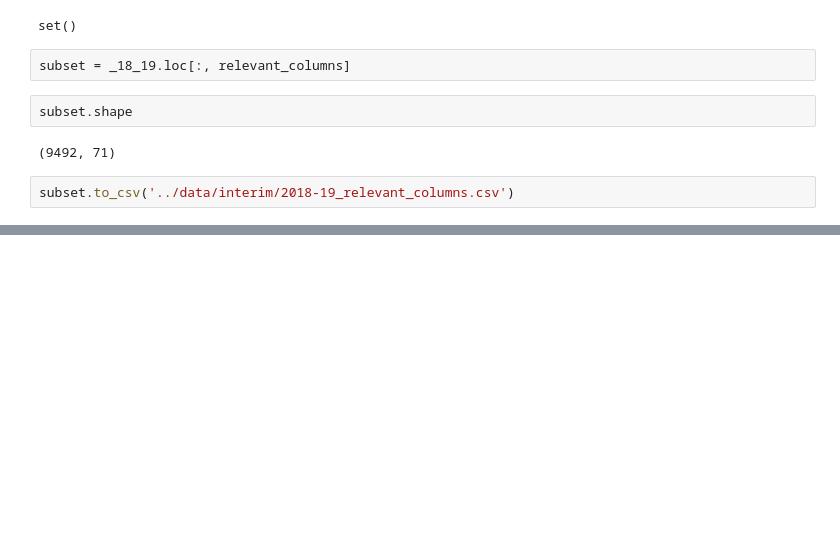
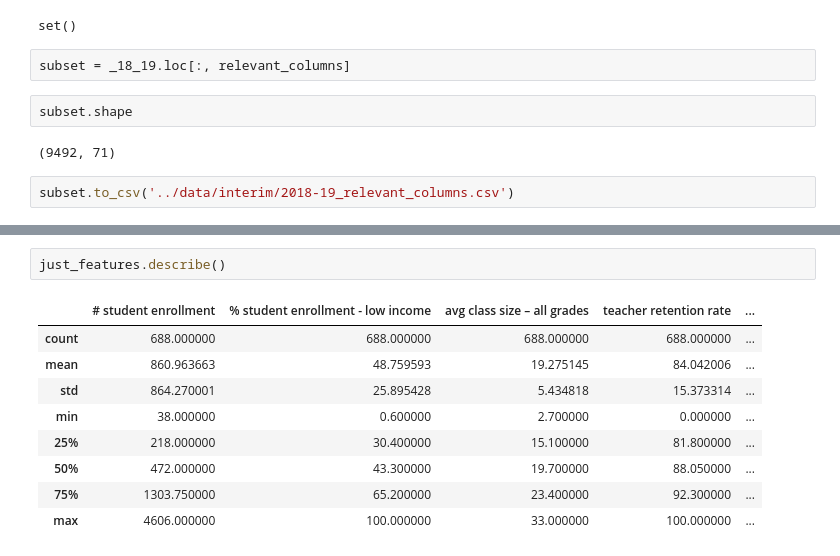
Before and after one commit to willyraedy/Ill_Edu, a Jupyter notebook: notebooks/dataGathering.ipynb, the cells around one changed output, grey strips where cells are left out. Saved outputs shown, nothing was run; the diff lists cells and outputs as text; blank space fills up the shorter version.

```diff
--- a/notebooks/dataGathering.ipynb
+++ b/notebooks/dataGathering.ipynb
@@ -291,0 +471,12 @@ subset.to_csv('../data/interim/2018-19_relevant_columns.csv')
+# %%
+just_features.describe()
+# %% [output]
+|  | # student enrollment | % student enrollment - low income | avg class size – all grades | teacher retention rate | ... |
+| count | 688.000000 | 688.000000 | 688.000000 | 688.000000 | ... |
+| mean | 860.963663 | 48.759593 | 19.275145 | 84.042006 | ... |
+| std | 864.270001 | 25.895428 | 5.434818 | 15.373314 | ... |
+| min | 38.000000 | 0.600000 | 2.700000 | 0.000000 | ... |
+| 25% | 218.000000 | 30.400000 | 15.100000 | 81.800000 | ... |
+| 50% | 472.000000 | 43.300000 | 19.700000 | 88.050000 | ... |
+| 75% | 1303.750000 | 65.200000 | 23.400000 | 92.300000 | ... |
+| max | 4606.000000 | 100.000000 | 33.000000 | 100.000000 | ... |
```
Also changed, not shown: parts of 18 cells of this notebook.
